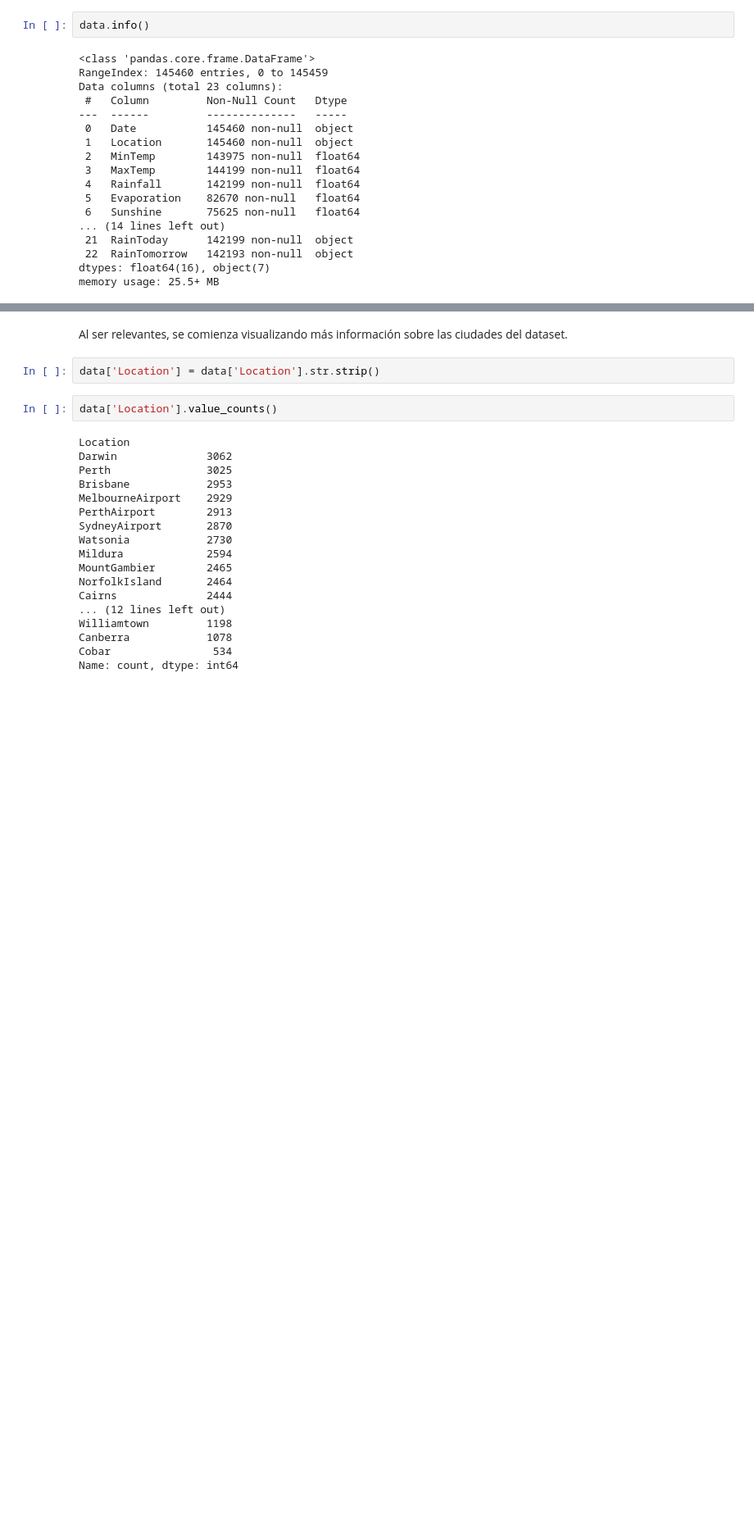
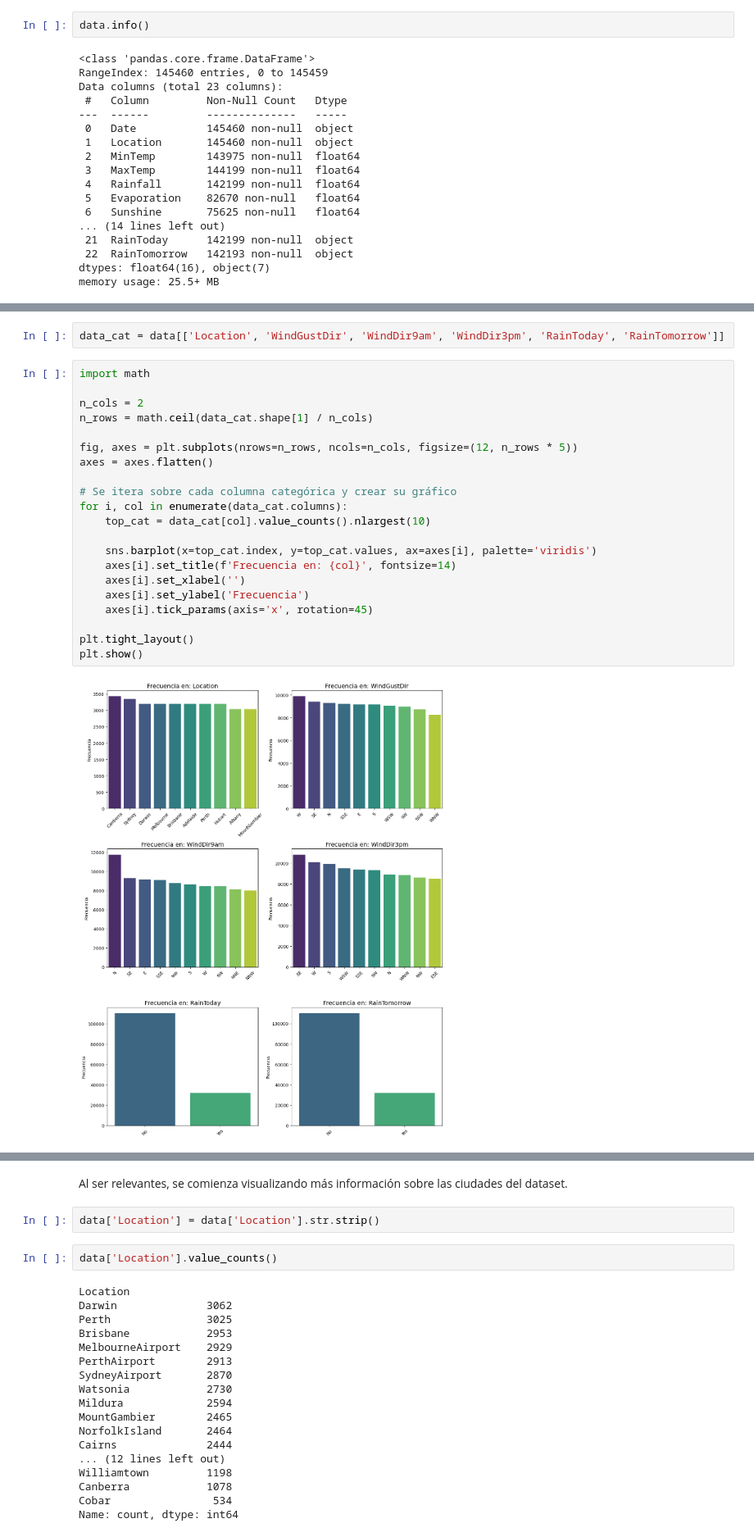
Before and after one commit to CaroRuiz92/AA1-TUIA-Ruiz-Quispe, a Jupyter notebook: TP-clasificacion-AA1.ipynb, the cells around one changed output, grey strips where cells are left out. Shown at 82% size. Drawn from its saved outputs; the diff is of its cells as text; blank space fills up the shorter version.

```diff
--- a/TP-clasificacion-AA1.ipynb
+++ b/TP-clasificacion-AA1.ipynb
@@ -51,0 +89,25 @@ data = data.dropna()
+# %%
+data_cat = data[['Location', 'WindGustDir', 'WindDir9am', 'WindDir3pm', 'RainToday', 'RainTomorrow']]
+# %%
+import math
+
+n_cols = 2
+n_rows = math.ceil(data_cat.shape[1] / n_cols)
+
+fig, axes = plt.subplots(nrows=n_rows, ncols=n_cols, figsize=(12, n_rows * 5))
+axes = axes.flatten()
+
+# Se itera sobre cada columna categórica y crear su gráfico
+for i, col in enumerate(data_cat.columns):
+    top_cat = data_cat[col].value_counts().nlargest(10)
+
+    sns.barplot(x=top_cat.index, y=top_cat.values, ax=axes[i], palette='viridis')
+    axes[i].set_title(f'Frecuencia en: {col}', fontsize=14)
+    axes[i].set_xlabel('')
+    axes[i].set_ylabel('Frecuencia')
+    axes[i].tick_params(axis='x', rotation=45)
+
+plt.tight_layout()
+plt.show()
+# %% [output]
+[figure, added]
```
Also changed, not shown: parts of 17 cells of this notebook.
